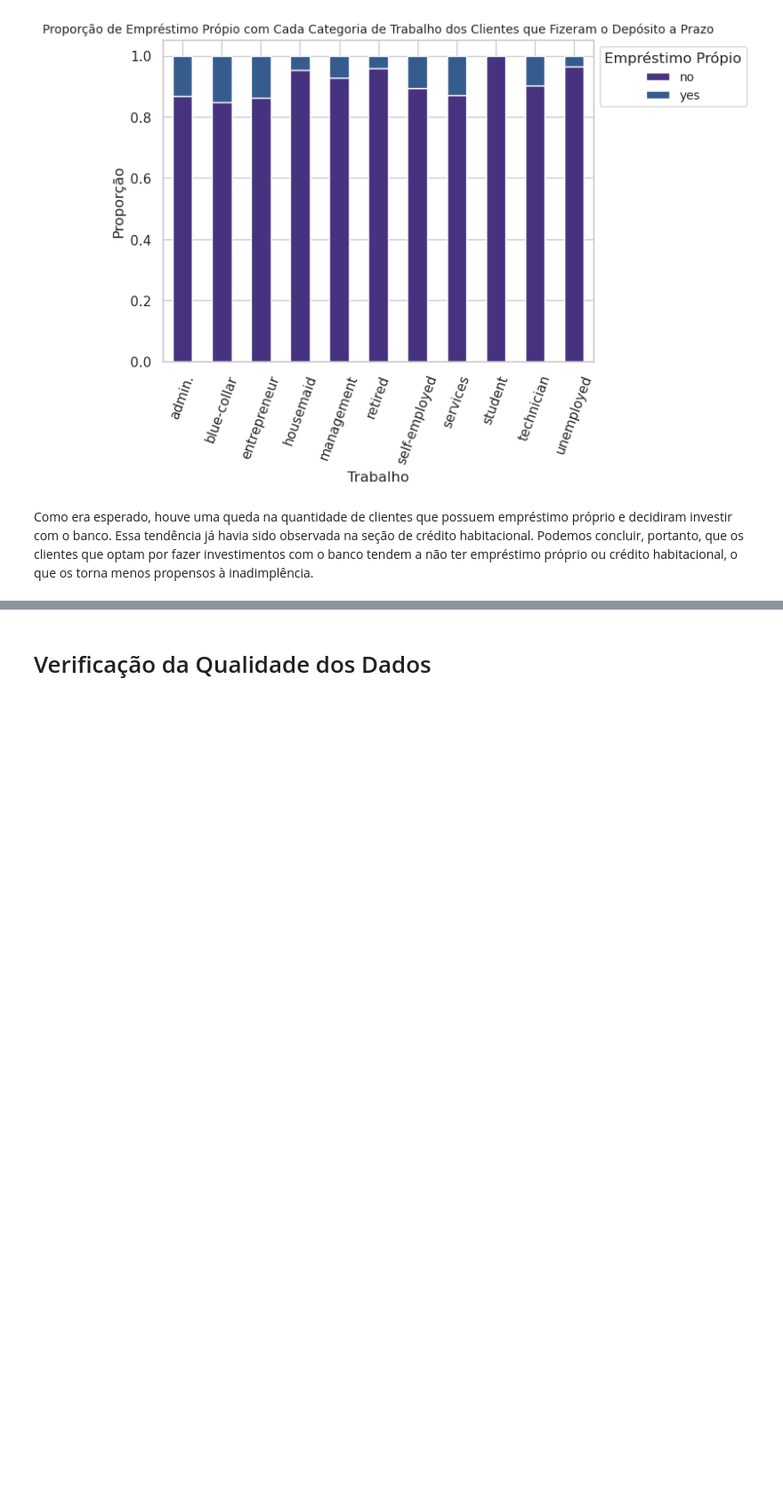
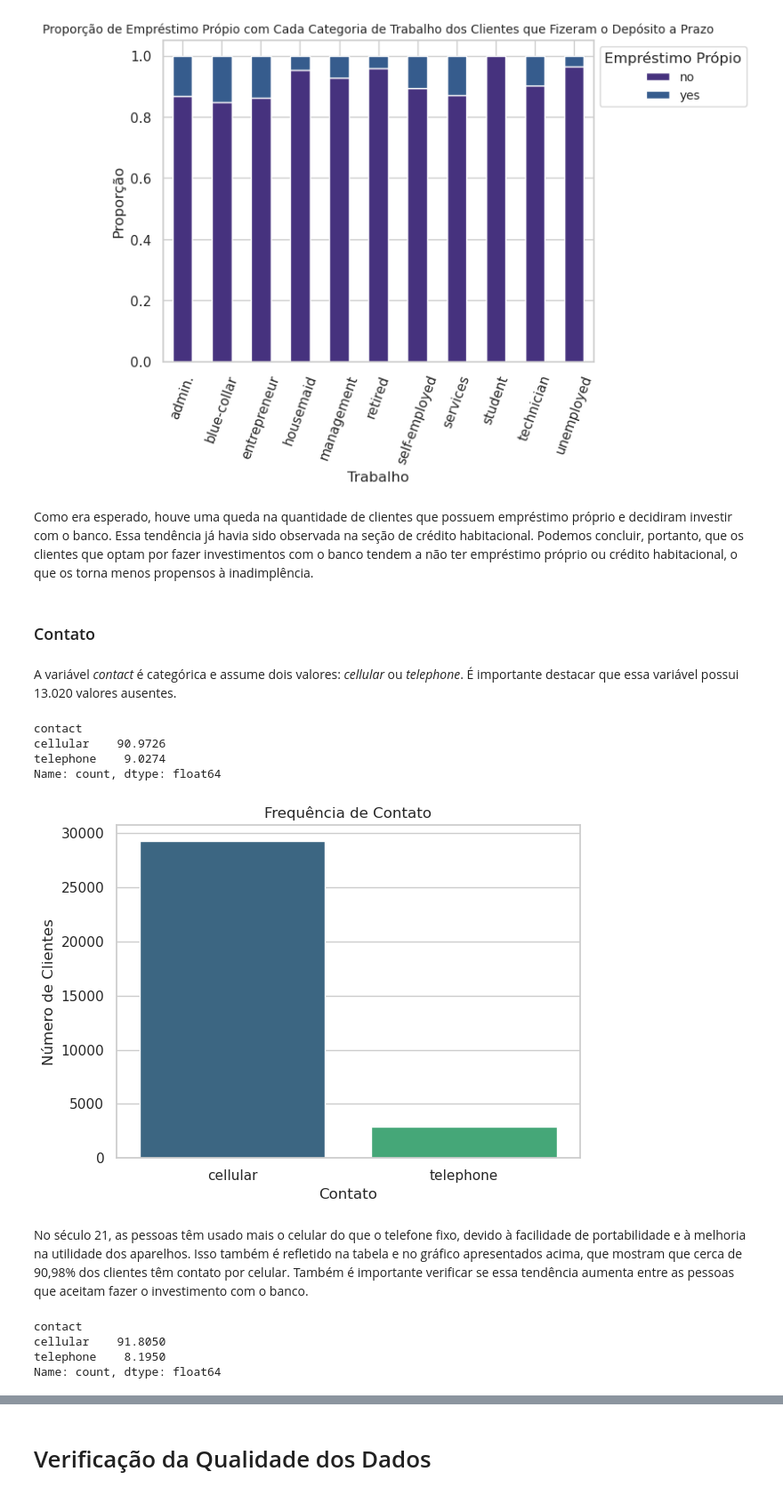
Before and after one commit to gabrieldadcarvalho/machine_learning, a Jupyter notebook: pjt_final/data_understanding.ipynb, the cells around one changed output, grey strips where cells are left out. Shown at 89% size. Cells and saved outputs as stored; diff of their text form; code cells hidden in the pictures; blank space fills up the shorter version.

```diff
--- a/pjt_final/data_understanding.ipynb
+++ b/pjt_final/data_understanding.ipynb
@@ -862,3 +862,39 @@ plt.show()
 [figure]
 # %% [markdown]
 Como era esperado, houve uma queda na quantidade de clientes que possuem empréstimo próprio e decidiram investir com o banco. Essa tendência já havia sido observada na seção de crédito habitacional. Podemos concluir, portanto, que os clientes que optam por fazer investimentos com o banco tendem a não ter empréstimo próprio ou crédito habitacional, o que os torna menos propensos à inadimplência.
+# %% [markdown]
+### Contato
+# %% [markdown]
+A variável *contact* é categórica e assume dois valores: *cellular* ou *telephone*. É importante destacar que essa variável possui 13.020 valores ausentes.
+# %%
+# Criando uma tabela de frequência
+contact_counts = X['contact'].value_counts().sort_index()
+contact_percentages= (contact_counts * 100) / sum(contact_counts)
+print(contact_percentages)
+# %% [output]
+contact
+cellular    90.9726
+telephone    9.0274
+Name: count, dtype: float64
+# %%
+# Criando um gráfico de frêquencia
+sns.barplot(x=contact_counts.index, y=contact_counts.values, palette='viridis')
+plt.title('Frequência de Contato')
+plt.xlabel('Contato')
+plt.ylabel('Número de Clientes')
+#plt.xticks(rotation=90)
+plt.tight_layout()
+# %% [output]
+[figure, added]
+# %% [markdown]
+No século 21, as pessoas têm usado mais o celular do que o telefone fixo, devido à facilidade de portabilidade e à melhoria na utilidade dos aparelhos. Isso também é refletido na tabela e no gráfico apresentados acima, que mostram que cerca de 90,98% dos clientes têm contato por celular. Também é importante verificar se essa tendência aumenta entre as pessoas que aceitam fazer o investimento com o banco.
+# %%
+# Criando uma tabela de frequência dos clientes que aceitaram o produto
+contact_y_counts = X[y.values == 'yes']['contact'].value_counts().sort_index()
+contact_y_percentages= (contact_y_counts * 100) / sum(contact_y_counts)
+print(contact_y_percentages)
+# %% [output]
+contact
+cellular    91.8050
+telephone    8.1950
+Name: count, dtype: float64
```
Also changed, not shown: parts of 39 cells of this notebook.
